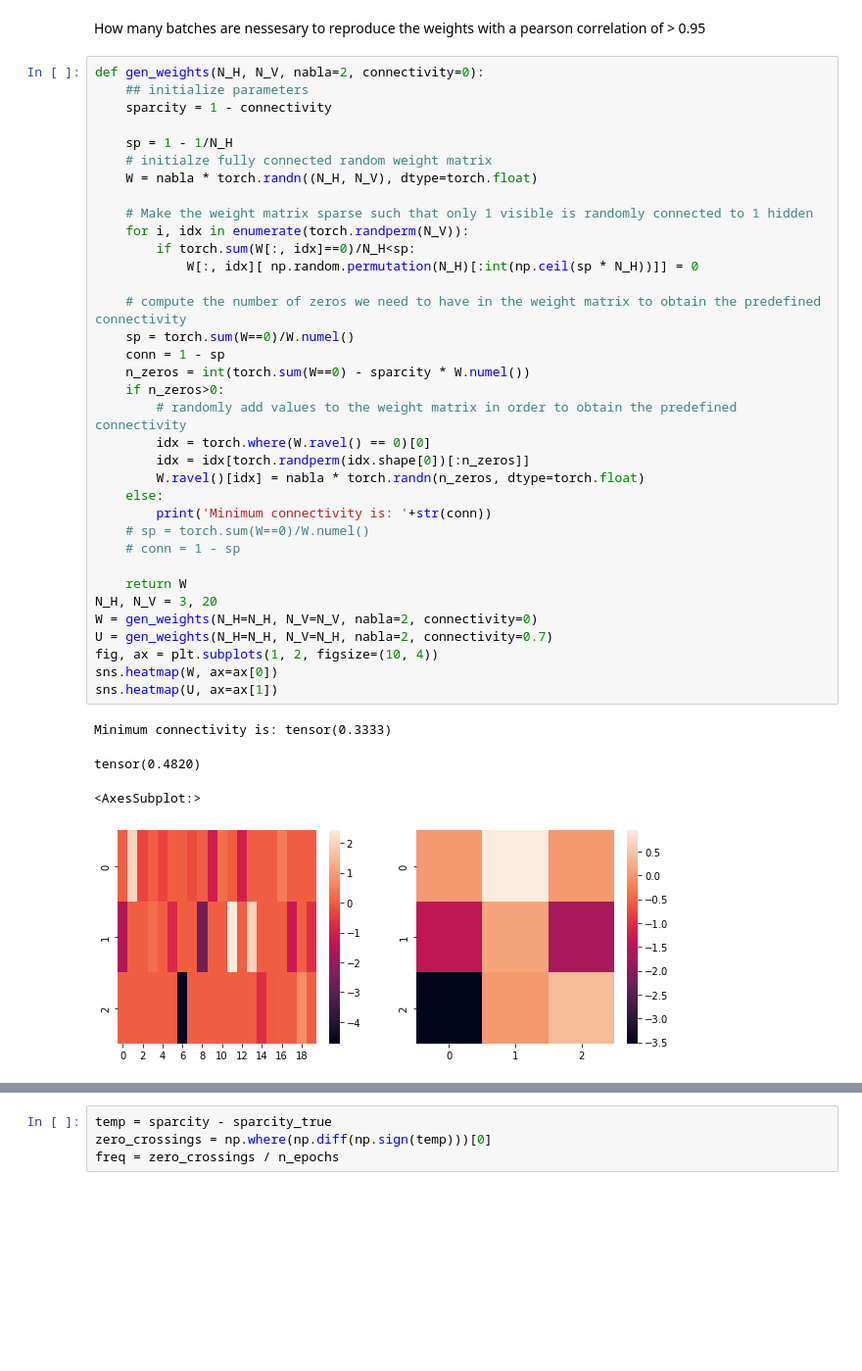
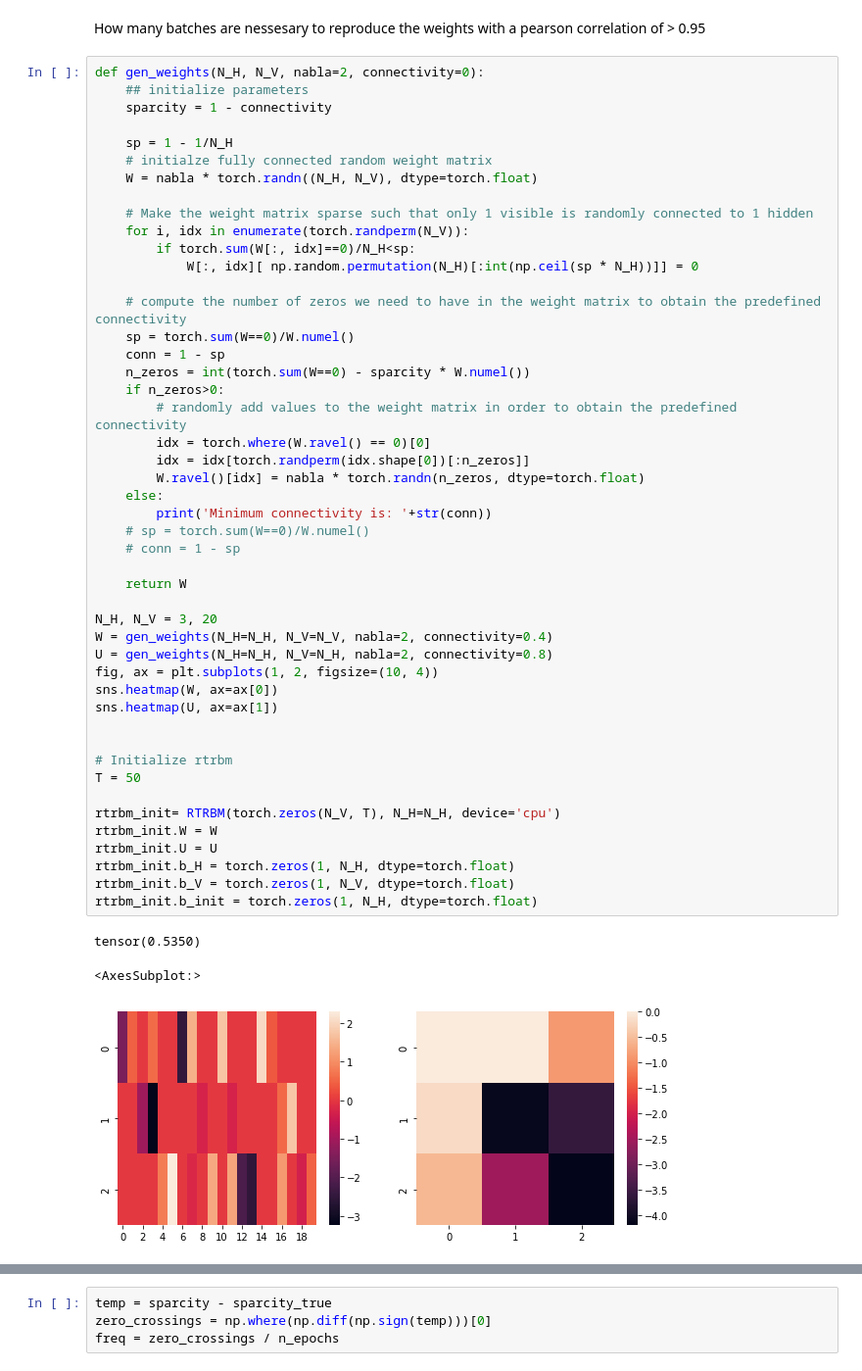
Before and after one commit to casperpeters/intern, a Jupyter notebook: notebooks/Reconstructing RTRBM/Scalability/Researching scalability limited.ipynb, the cells around one changed output, grey strips where cells are left out. Shown: that part at 98% size. Drawn from its saved outputs; the diff is of its cells as text; blank space fills up the shorter version.

```diff
--- a/notebooks/Reconstructing RTRBM/Scalability/Researching scalability limited.ipynb
+++ b/notebooks/Reconstructing RTRBM/Scalability/Researching scalability limited.ipynb
@@ -38,36 +39,47 @@ def gen_weights(N_H, N_V, nabla=2, connectivity=0):
 
     sp = 1 - 1/N_H
     # initialze fully connected random weight matrix
     W = nabla * torch.randn((N_H, N_V), dtype=torch.float)
 
     # Make the weight matrix sparse such that only 1 visible is randomly connected to 1 hidden
     for i, idx in enumerate(torch.randperm(N_V)):
         if torch.sum(W[:, idx]==0)/N_H<sp:
             W[:, idx][ np.random.permutation(N_H)[:int(np.ceil(sp * N_H))]] = 0
 
     # compute the number of zeros we need to have in the weight matrix to obtain the predefined connectivity
     sp = torch.sum(W==0)/W.numel()
     conn = 1 - sp
     n_zeros = int(torch.sum(W==0) - sparcity * W.numel())
     if n_zeros>0:
         # randomly add values to the weight matrix in order to obtain the predefined connectivity
         idx = torch.where(W.ravel() == 0)[0]
         idx = idx[torch.randperm(idx.shape[0])[:n_zeros]]
         W.ravel()[idx] = nabla * torch.randn(n_zeros, dtype=torch.float)
     else:
         print('Minimum connectivity is: '+str(conn))
     # sp = torch.sum(W==0)/W.numel()
     # conn = 1 - sp
 
     return W
+
 N_H, N_V = 3, 20
-W = gen_weights(N_H=N_H, N_V=N_V, nabla=2, connectivity=0)
-U = gen_weights(N_H=N_H, N_V=N_H, nabla=2, connectivity=0.7)
+W = gen_weights(N_H=N_H, N_V=N_V, nabla=2, connectivity=0.4)
+U = gen_weights(N_H=N_H, N_V=N_H, nabla=2, connectivity=0.8)
 fig, ax = plt.subplots(1, 2, figsize=(10, 4))
 sns.heatmap(W, ax=ax[0])
 sns.heatmap(U, ax=ax[1])
+
+
+# Initialize rtrbm
+T = 50
+
+rtrbm_init= RTRBM(torch.zeros(N_V, T), N_H=N_H, device='cpu')
+rtrbm_init.W = W
+rtrbm_init.U = U
+rtrbm_init.b_H = torch.zeros(1, N_H, dtype=torch.float)
+rtrbm_init.b_V = torch.zeros(1, N_V, dtype=torch.float)
+rtrbm_init.b_init = torch.zeros(1, N_H, dtype=torch.float)
 # %% [output]
-Minimum connectivity is: tensor(0.3333)
+tensor(0.5350)
-tensor(0.4820)
+<AxesSubplot:>
-<AxesSubplot:>
-[figure, old version]
+[figure, new version]
```
Also changed, not shown: parts of 13 cells of this notebook, 5 other files.
